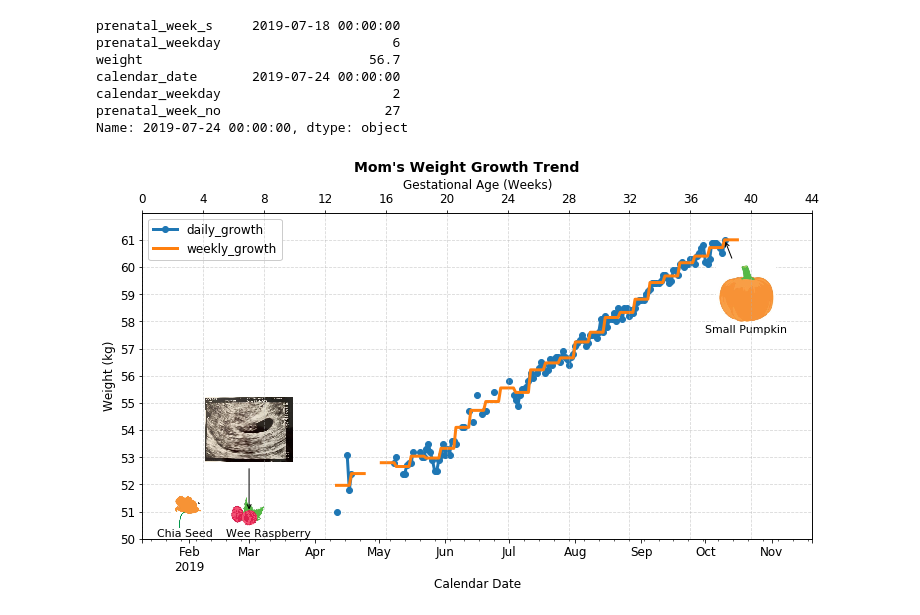
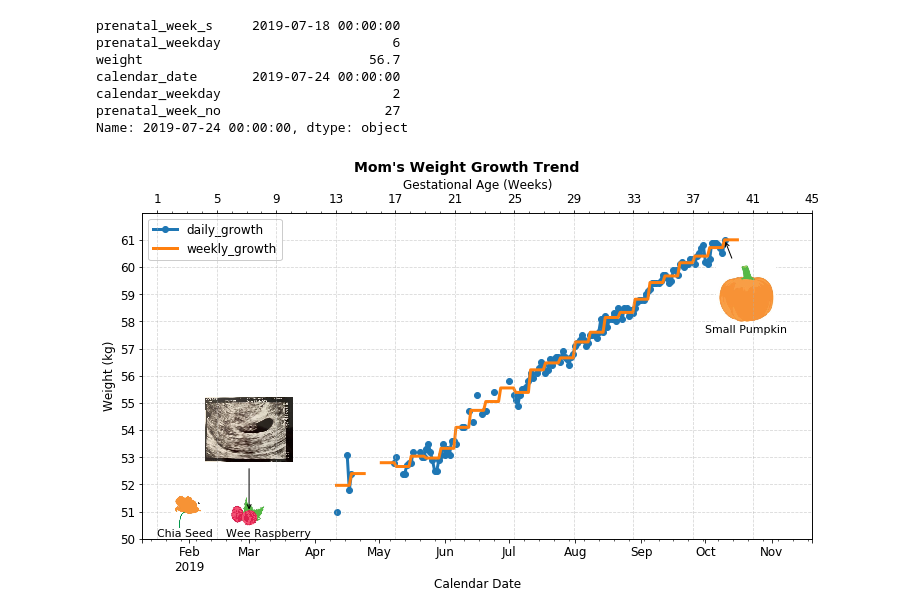
Before and after one commit to AngryJoy/JJBaby, a Jupyter notebook: tracking/weight_growth.ipynb, the cells around one changed output. Saved outputs shown, nothing was run; the diff lists cells and outputs as text; code cells hidden in the pictures.

```diff
--- a/tracking/weight_growth.ipynb
+++ b/tracking/weight_growth.ipynb
@@ -90,12 +90,12 @@ Name: 2019-07-24 00:00:00, dtype: object
 # %%
 # daily growth
 new_data_l['weight'].plot(kind='line',
-                          figsize=(12, 8),
-                          ylim=[50, 60],
+                          figsize=(12, 6),
+                          ylim=[50, 62],
                           xlim=[new_data_l.index[0], new_data_l.index[-1]],
                           fontsize=12,
-                          yticks=range(50, 61, 1),
-                          xticks=pd.date_range(start='2019-1-10', end='2019-10-17', freq='7D'),
+                          yticks=range(50, 62, 1),
+                          xticks=pd.date_range(start=new_data_l.index[0], end=new_data_l.index[-1], freq='7D'),
                           label='daily_growth',
                           linewidth=3,
                           marker='o',
@@ -105,11 +105,8 @@ ax = plt.gca()
 new_data_l['weekly_mean'] = new_data_l.groupby(
     'prenatal_week_s')['weight'].transform(np.mean)
 new_data_l['weekly_mean'].plot(kind='line',
-                              figsize=(12, 6),
-                              ylim=[50, 62],
-                              xlim=[new_data_l.index[0], new_data_l.index[-1]],
+#                               xlim=[new_data_l.index[0], new_data_l.index[-1]],
                               fontsize=12,
-                              yticks=range(50, 62, 1),
                               label='weekly_growth',
                               linewidth=3,
 #                               marker='x',
@@ -124,8 +121,10 @@ ax.yaxis.grid(linestyle='--', alpha=0.5)
 ax.legend(loc='upper left', fontsize=12, fancybox=True, framealpha=1)
 
 ax2 = ax.twiny()
-ax2.set_xticks(range(0, new_data_l['prenatal_week_no'].max() + 4, 4))
+ax2.set_xticks(range(1, new_data_l['prenatal_week_no'].max()+4, 4))
+ax2.xaxis.set_minor_locator(AutoMinorLocator())
 ax2.tick_params(axis='both', which='major', labelsize=12)
+ax2.tick_params(which='minor', length=2)
 ax2.set_xlabel('Gestational Age (Weeks)', fontsize=12)
 ax2.xaxis.grid(linestyle='--', alpha=0.5)
 
@@ -145,32 +144,31 @@ for special_date, name, ratio, pos_x, pos_y, text_pos_x, text_pos_y in zip(
     preg_pic = img.imread('%s.jpg' % special_date)
     imagebox = OffsetImage(preg_pic, zoom=ratio)
     special_date_np = datetime.strptime(special_date, '%Y-%m-%d')
     bbox_pos = (special_date_np + timedelta(pos_x), w + pos_y)
     ab = AnnotationBbox(imagebox, xy=(special_date, w),
                         xybox=bbox_pos,
                         xycoords='data',
                         boxcoords=("data", "data"),
                         frameon=False,
                         bboxprops=dict(edgecolor=None, facecolor=None),
                         arrowprops=dict(arrowstyle="->"))
     ax.add_artist(ab)
     if special_date == '2019-03-01':
         pass
     else:
         ax.annotate(name, xy=(special_date, w),
                     xytext=(special_date_np + timedelta(text_pos_x),
                             w+text_pos_y),
                     color="black", fontsize=11, va='center', ha='center'
 #                     arrowprops=dict(facecolor='black', shrink=0.05)
 #                     bbox=dict(edgecolor=None, facecolor='white')
                    )
 
 fig = plt.gcf()
 fig.suptitle("Mom's Weight Growth Trend",
              x=0.5, y=1, fontsize=14, fontweight='bold')
 # fig.subplots_adjust(top=0.85)
 fig.savefig("mom_weight_growth.png")
-
 plt.show()
 # %% [output]
-[figure, old version]
+[figure, new version]
```
Also changed, not shown: parts of 3 cells of this notebook, 1 other file.
